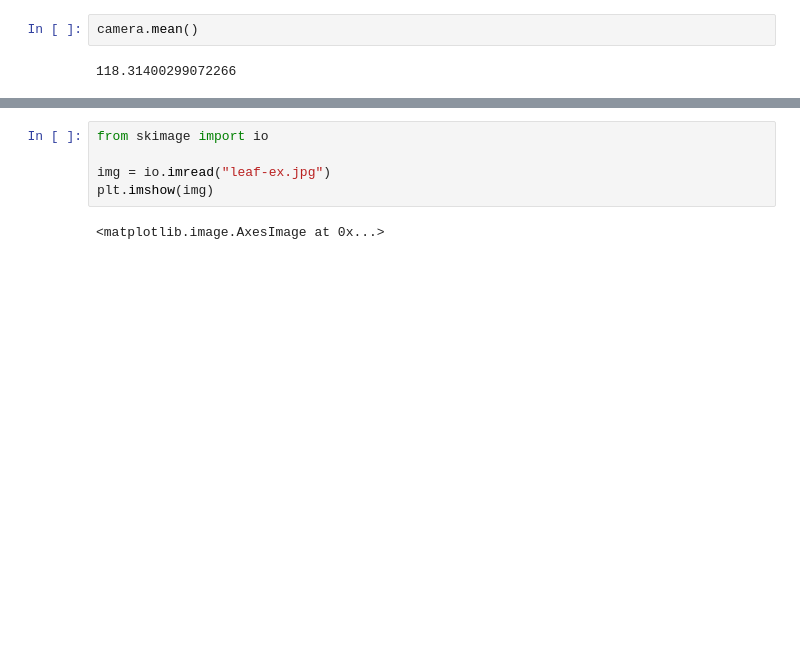
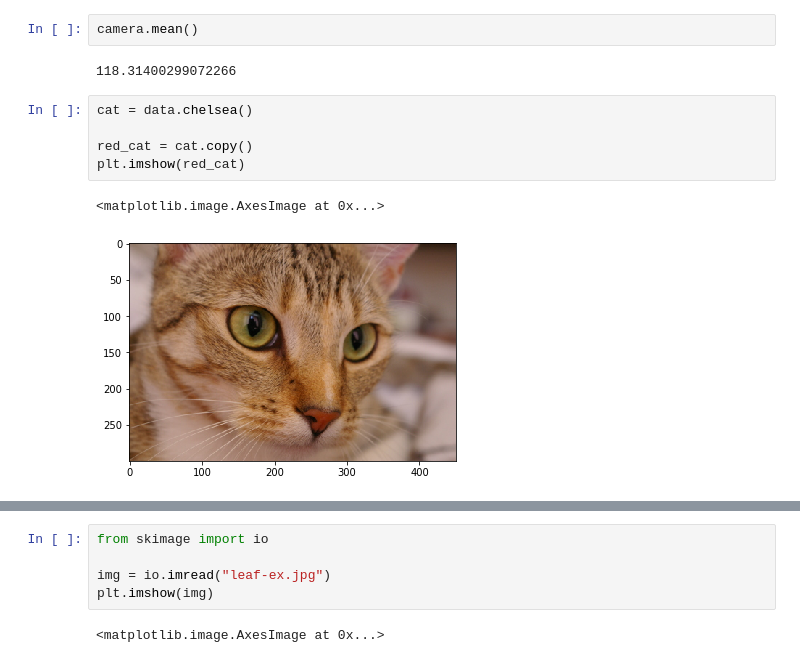
Before and after one commit to anna5hwang/SeniorProj, a Jupyter notebook: leaf-test/leaf-test.ipynb, the cells around one changed output, grey strips where cells are left out. Saved outputs shown, nothing was run; the diff lists cells and outputs as text; blank space fills up the shorter version.

```diff
--- a/leaf-test/leaf-test.ipynb
+++ b/leaf-test/leaf-test.ipynb
@@ -52,3 +52,11 @@ camera.max()
 camera.mean()
 # %% [output]
 118.31400299072266
+# %%
+cat = data.chelsea()
+
+red_cat = cat.copy()
+plt.imshow(red_cat)
+# %% [output]
+<matplotlib.image.AxesImage at 0x...>
+[figure, added]
```
Also changed, not shown: parts of 6 cells of this notebook.
